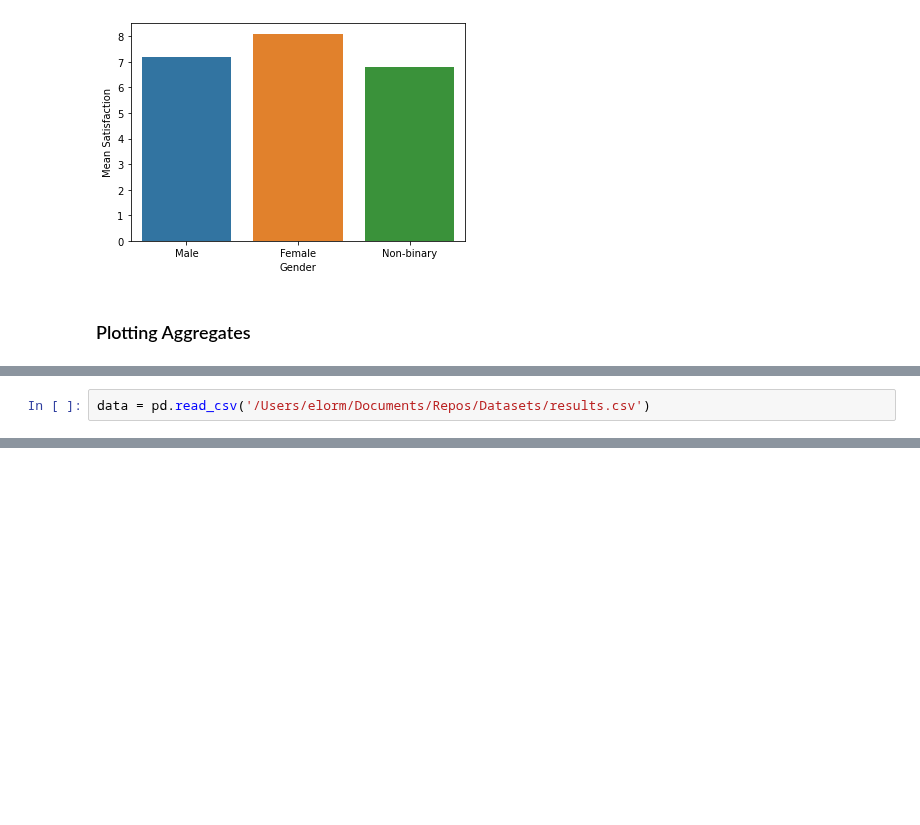
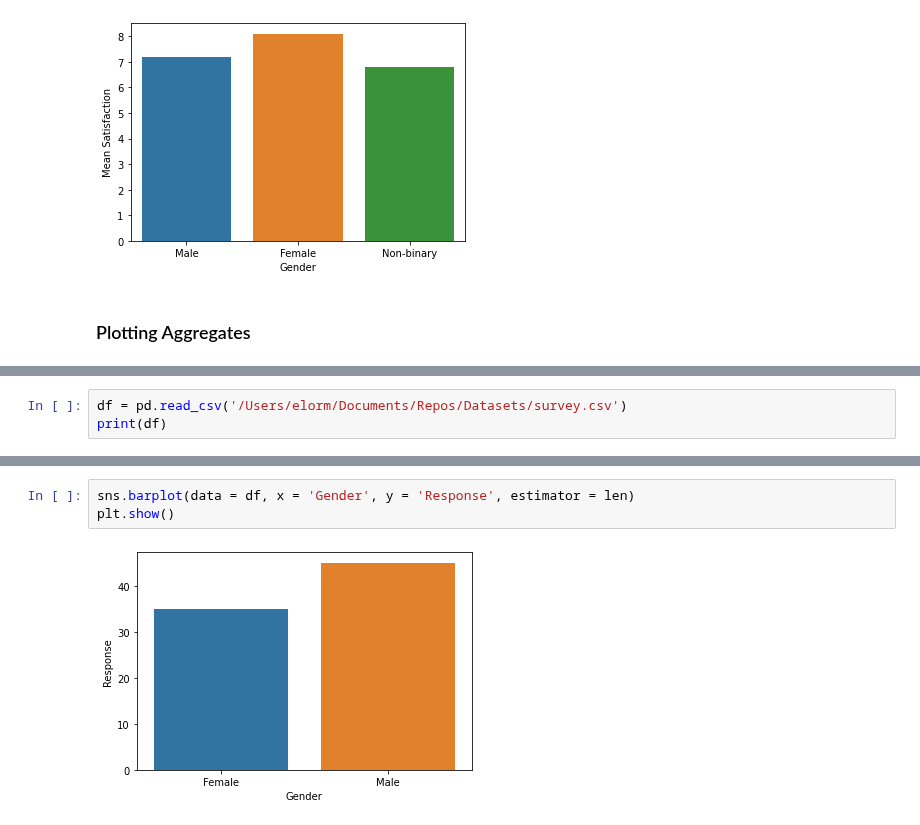
Before and after one commit to joeelorm/Data_Science, a Jupyter notebook: Data Visualization/Data Visualisation_4.ipynb, the cells around one changed output, grey strips where cells are left out. Cells and saved outputs as stored; diff of their text form; blank space fills up the shorter version.

```diff
--- a/Data Visualization/Data Visualisation_4.ipynb
+++ b/Data Visualization/Data Visualisation_4.ipynb
@@ -37,2 +63,3 @@ plt.show()
 # %%
-data = pd.read_csv('/Users/elorm/Documents/Repos/Datasets/results.csv')
+df = pd.read_csv('/Users/elorm/Documents/Repos/Datasets/survey.csv')
+print(df)
@@ -38,0 +81,5 @@ data = pd.read_csv('/Users/elorm/Documents/Repos/Datasets/results.csv')
+# %%
+sns.barplot(data = df, x = 'Gender', y = 'Response', estimator = len)
+plt.show()
+# %% [output]
+[figure, added]
```
Also changed, not shown: parts of 8 cells of this notebook.
